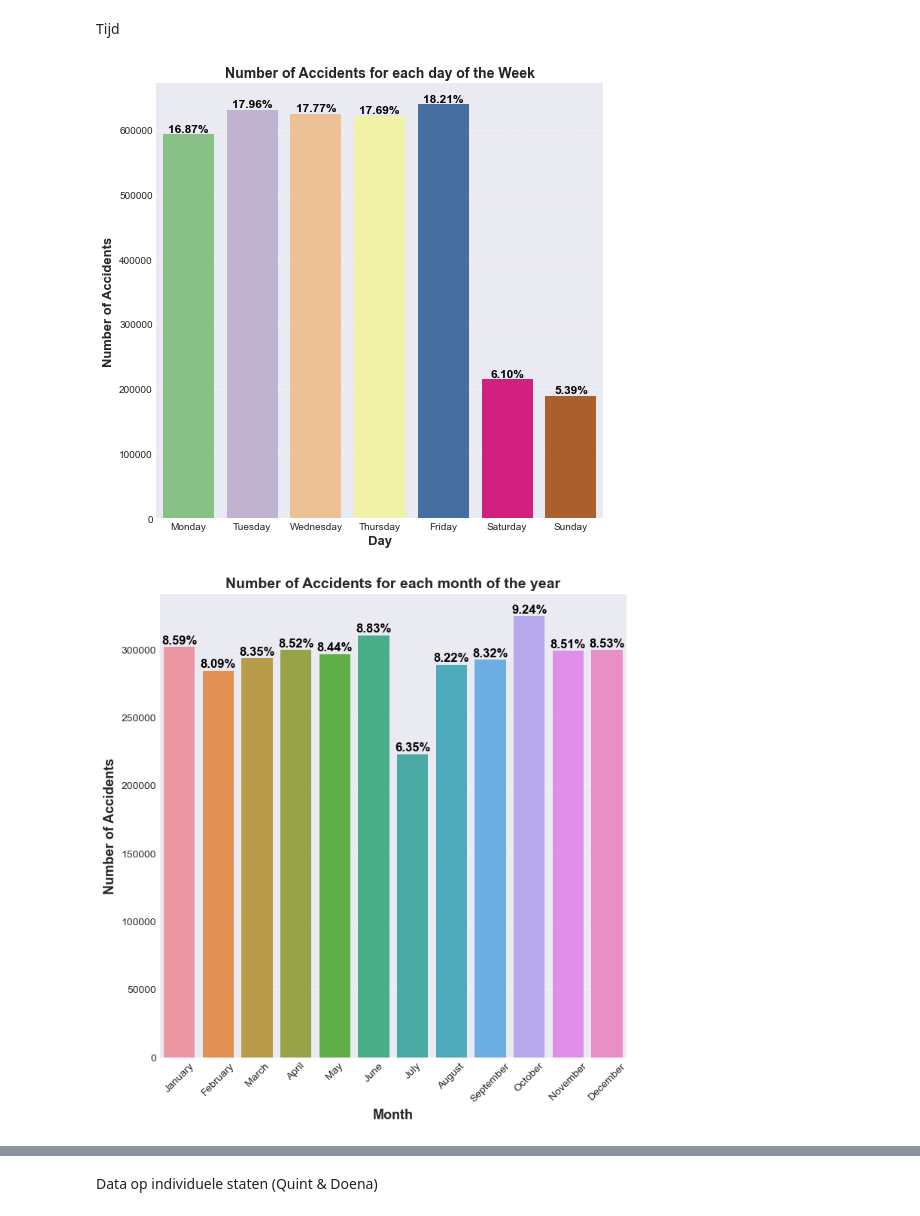
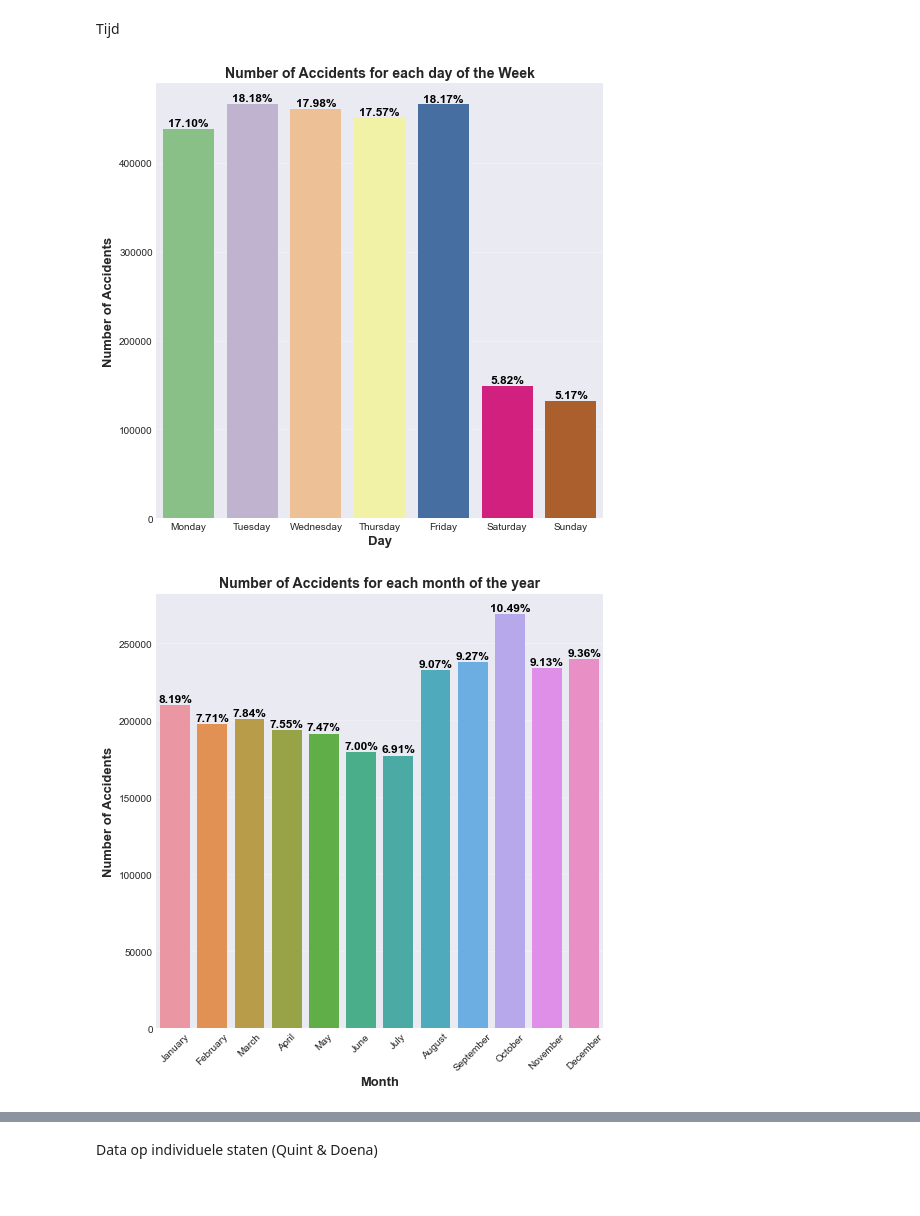
Before and after one commit to IsabelvanDam19/WT_Specialisatie, a Jupyter notebook: Beetje dingen enzo.ipynb, the cells around one changed output, grey strips where cells are left out. Drawn from its saved outputs; the diff is of its cells as text; code cells hidden in the pictures.

```diff
--- a/Beetje dingen enzo.ipynb
+++ b/Beetje dingen enzo.ipynb
@@ -185,6 +171,9 @@ df["Year"]=df["Start_Time"].dt.year
 df["Month"]=df["Start_Time"].dt.month_name()
 df["Day"]=df["Start_Time"].dt.day_name()
 df['Hour']=df['Start_Time'].dt.hour
+# %%
+df_wholey = df[df['Year'].isin([2017, 2018, 2019])]
+#controleer of elke maand voorkomt in elk jaar
 # %%
 # Set the style
 plt.style.use('seaborn-darkgrid')
@@ -201,8 +190,8 @@ plt.grid(True, linestyle='--', linewidth=0.5, alpha=0.7)
 order = ['Monday', 'Tuesday', 'Wednesday', 'Thursday', 'Friday', 'Saturday', 'Sunday']
 
 # Create a countplot
-sns.countplot(x=df["Day"], order=order)
-total_counts = df["Day"].value_counts()
+sns.countplot(x=df_wholey["Day"], order=order)
+total_counts = df_wholey["Day"].value_counts()
 plt.xticks(fontsize=10)
 plt.yticks(fontsize=10)
 
@@ -230,8 +219,9 @@ for i, bar in enumerate(ax.patches):
 # Display the plot
 plt.show()
 # %% [output]
-[figure, old version]
+[figure, new version]
 # %%
+
 # Set the style
 plt.style.use('seaborn-darkgrid')
 custom_palette = sns.color_palette("Accent", 7)
@@ -247,34 +237,34 @@ plt.grid(True, linestyle='--', linewidth=0.5, alpha=0.7)
 order = ['January', 'February', 'March', 'April', 'May', 'June', 'July', 'August', 'September', 'October', 'November', 'December']
 
 # Create a countplot
-sns.countplot(x=df["Month"], order=order)
-total_counts = df["Month"].value_counts()
+sns.countplot(x=df_wholey["Month"], order=order)
+total_counts = df_wholey["Month"].value_counts()
 plt.xticks(fontsize=10)
 plt.yticks(fontsize=10)
 
 # Set the x and y axis labels and title
 plt.xlabel("Month", fontsize=13, fontweight="bold")
 plt.ylabel("Number of Accidents", fontsize=13, fontweight="bold")
 plt.title("Number of Accidents for each month of the year", fontsize=14, fontweight="bold")
 
 ax = plt.gca()
 
 # Add percentage labels above the bars
 for i, bar in enumerate(ax.patches):
     proportion = (total_counts[order[i]] / total_counts.sum()) * 100
     ax.text(
         bar.get_x() + bar.get_width() / 2,  # X position at the center of the bar
         bar.get_height() + 500,  # Y position just above the bar
         f'{proportion:.2f}%',  # Text label with two decimal places
         fontsize=12,
         ha='center',  # Horizontal alignment
         va='bottom' if proportion > 5 else 'top',  # Adjust text position based on percentage
         fontweight='bold',
         color='black' if proportion > 5 else 'white'  # Adjust text color for visibility
     )
 
 plt.xticks(rotation=45)
 # Display the plot
 plt.show()
 # %% [output]
-[figure, old version]
+[figure, new version]
```
Also changed, not shown: parts of 6 cells of this notebook.
